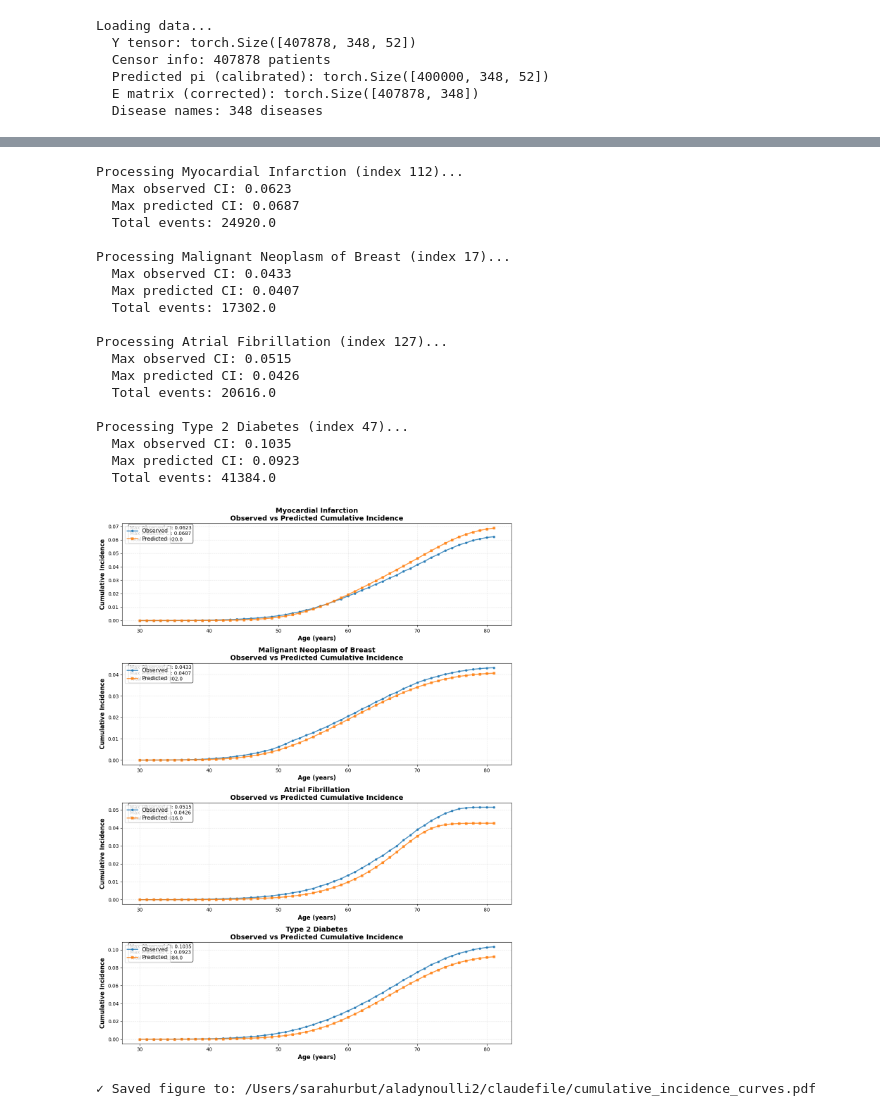
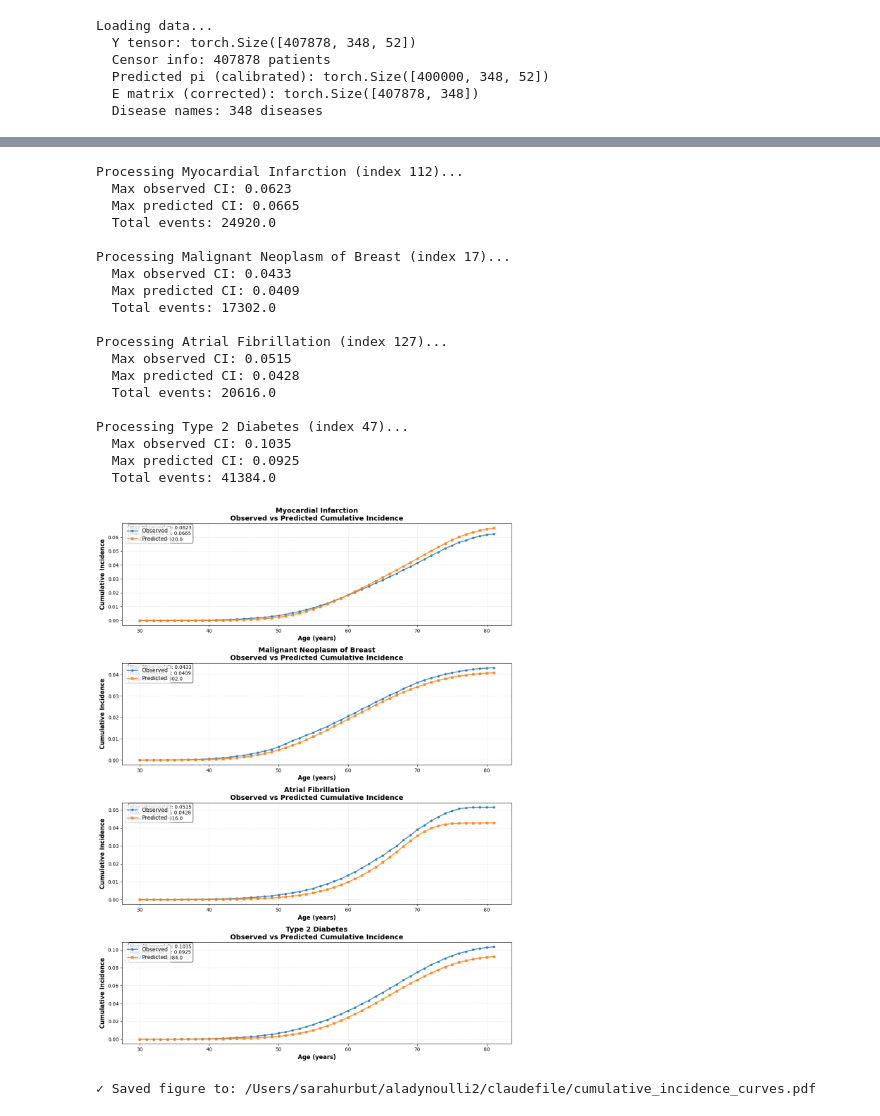
Before and after one commit to surbut/aladynoulli2, a Jupyter notebook: pyScripts/dec_6_revision/new_notebooks/reviewer_responses/notebooks/R3/r3_plot_cumulative_incidence.ipynb, the cells around one changed output, grey strips where cells are left out. Saved outputs shown, nothing was run; the diff lists cells and outputs as text; code cells hidden in the pictures.

```diff
--- a/pyScripts/dec_6_revision/new_notebooks/reviewer_responses/notebooks/R3/r3_plot_cumulative_incidence.ipynb
+++ b/pyScripts/dec_6_revision/new_notebooks/reviewer_responses/notebooks/R3/r3_plot_cumulative_incidence.ipynb
@@ -12,7 +12,8 @@ warnings.filterwarnings('ignore')
 # %%
 # Paths
 data_dir = Path('/Users/sarahurbut/Library/CloudStorage/Dropbox-Personal/data_for_running/')
-pi_path = Path('/Users/sarahurbut/Library/CloudStorage/Dropbox/enrollment_predictions_fixedphi_correctedE_vectorized/pi_enroll_fixedphi_sex_FULL_calibrated.pt')
+#pi_path = Path('/Users/sarahurbut/Library/CloudStorage/Dropbox/enrollment_predictions_fixedphi_correctedE_vectorized/pi_enroll_fixedphi_sex_FULL_calibrated.pt')
+pi_path = Path('/Users/sarahurbut/Library/CloudStorage/Dropbox/enrollment_predictions_fixedphi_fixedgk_vectorized/pi_enroll_fixedphi_sex_FULL.pt')
 
 # Disease indices (0-indexed)
 # Myocardial infarction: 112, Malignant neoplasm of breast: 17,
@@ -56,7 +57,7 @@ Loading data...
 # %%
 # Diagnostic: Compare point-in-time calibration vs cumulative incidence
 # This will help us understand why calibration looks good but cumulative doesn't
-
+T = Y.shape[2]
 disease_idx = 112  # Myocardial Infarction
 print(f"\nDiagnostic: Point-in-time vs Cumulative for disease {disease_idx}")
 print("="*80)
@@ -313,6 +388,7 @@ def calculate_cumulative_incidence_predicted(pi, E_corrected, disease_idx, timep
     return cumulative_incidence, n_at_risk
 # %%
 # Calculate and plot cumulative incidence for each disease
+timepoint_ages = np.arange(30, 30 + T)
 n_diseases = len(disease_indices)
 fig, axes = plt.subplots(n_diseases, 1, figsize=(12, 4 * n_diseases))
 if n_diseases == 1:
@@ -352,38 +428,38 @@ for idx, disease_idx in enumerate(disease_indices):
     max_ci_obs = ci_observed.max()
     max_ci_pred = ci_predicted.max()
     total_events = n_events[-1] if len(n_events) > 0 else 0
     stats_text = f'Max Observed CI: {max_ci_obs:.4f}\nMax Predicted CI: {max_ci_pred:.4f}\nTotal Events: {total_events}'
     ax.text(0.02, 0.98, stats_text, transform=ax.transAxes,
             verticalalignment='top', bbox=dict(boxstyle='round', facecolor='white', alpha=0.8),
             fontsize=10)
 
     print(f"  Max observed CI: {max_ci_obs:.4f}")
     print(f"  Max predicted CI: {max_ci_pred:.4f}")
     print(f"  Total events: {total_events}")
 
 plt.tight_layout()
 plt.show()
 # %% [output]
 Processing Myocardial Infarction (index 112)...
   Max observed CI: 0.0623
-  Max predicted CI: 0.0687
+  Max predicted CI: 0.0665
   Total events: 24920.0
 
 Processing Malignant Neoplasm of Breast (index 17)...
   Max observed CI: 0.0433
-  Max predicted CI: 0.0407
+  Max predicted CI: 0.0409
   Total events: 17302.0
 
 Processing Atrial Fibrillation (index 127)...
   Max observed CI: 0.0515
-  Max predicted CI: 0.0426
+  Max predicted CI: 0.0428
   Total events: 20616.0
 
 Processing Type 2 Diabetes (index 47)...
   Max observed CI: 0.1035
-  Max predicted CI: 0.0923
+  Max predicted CI: 0.0925
   Total events: 41384.0
-[figure, old version]
+[figure, new version]
 # %%
 # Save figure
 output_path = '/Users/sarahurbut/aladynoulli2/claudefile/cumulative_incidence_curves.pdf'
```
Also changed, not shown: parts of 5 cells of this notebook, 6 other files.
